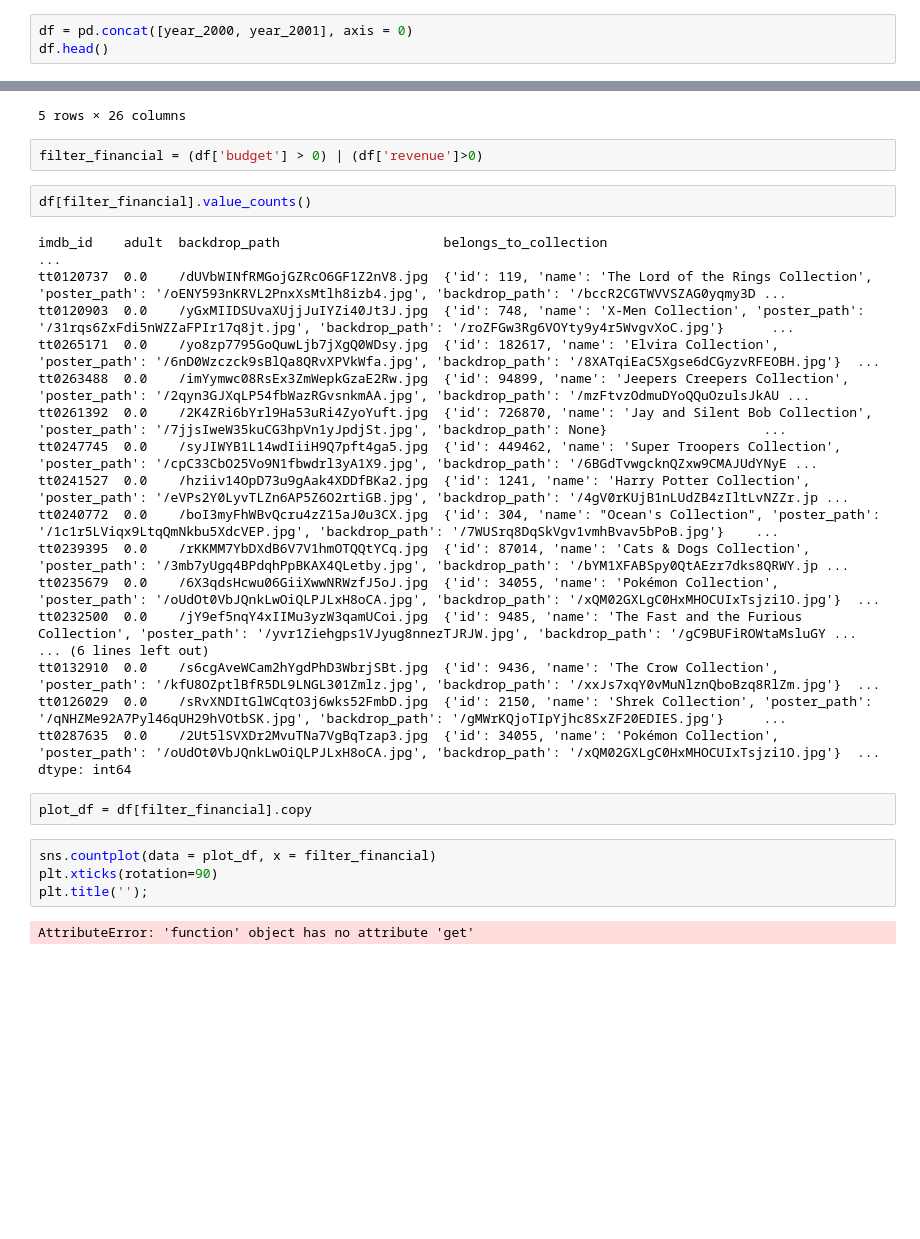
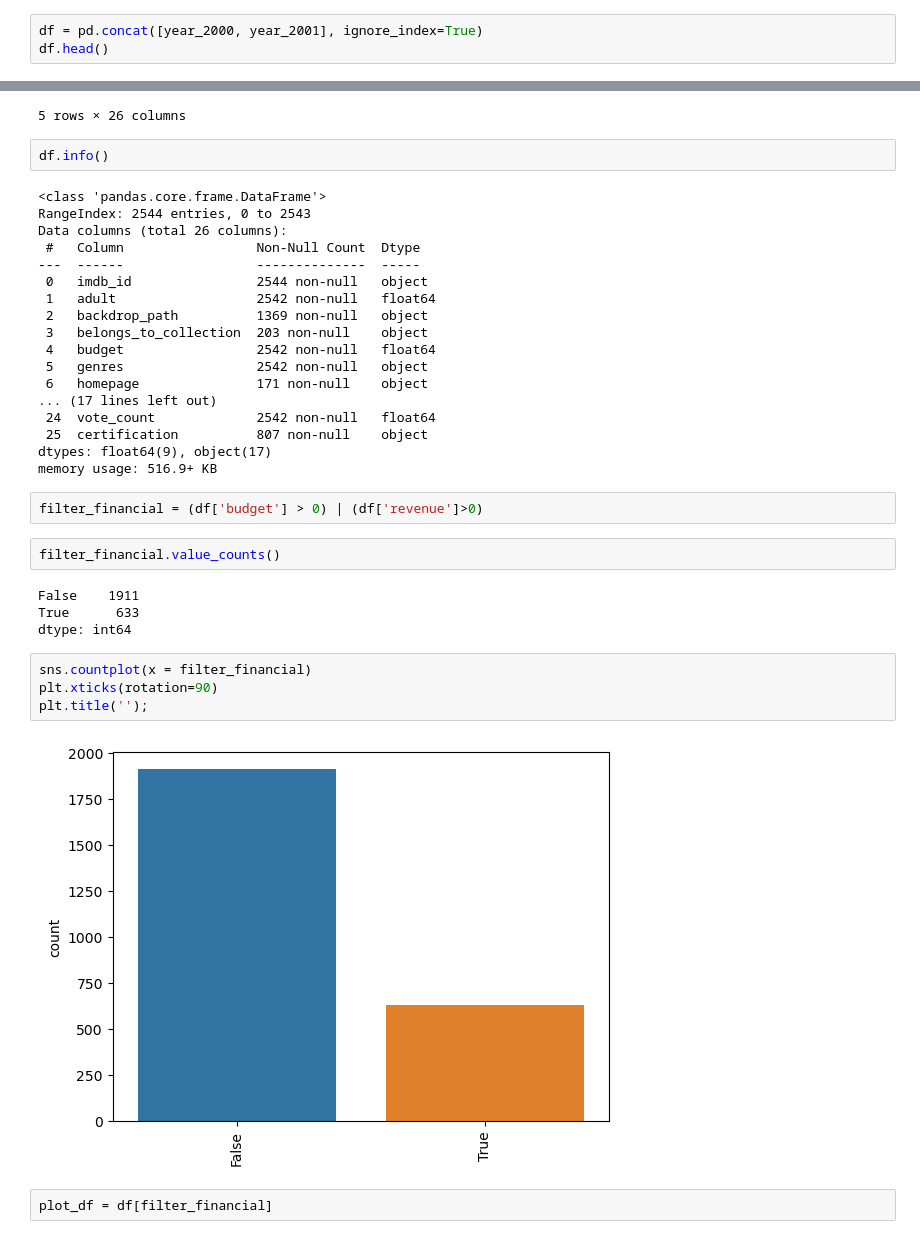
Before and after one commit to Beagan19/IMBD-movie-database, a Jupyter notebook: IMDB movie database pt. 2 EDA.ipynb, the cells around one changed output, grey strips where cells are left out. Saved outputs shown, nothing was run; the diff lists cells and outputs as text; blank space fills up the shorter version.

Commit message:
Completed graphs

```diff
--- a/IMDB movie database pt. 2 EDA.ipynb
+++ b/IMDB movie database pt. 2 EDA.ipynb
@@ -7,7 +7,7 @@ import matplotlib.pyplot as plt
 year_2000 = pd.read_csv('Data/final_tmdb_data_2000.csv.gz')
 year_2001 = pd.read_csv('Data/final_tmdb_data_2001.csv.gz')
 # %%
-df = pd.concat([year_2000, year_2001], axis = 0)
+df = pd.concat([year_2000, year_2001], ignore_index=True)
 df.head()
 # %% [output]
 |  | imdb_id | adult | backdrop_path | belongs_to_collection | budget | genres | homepage | id | ... |
@@ -17,36 +17,42 @@ df.head()
 | 3 | tt0116391 | 0.0 | NaN | NaN | 0.0 | [{'id': 18, 'name': 'Drama'}, {'i... | NaN | 442869.0 | ... |
 | 4 | tt0118694 | 0.0 | /n4GJFGzsc7NinI1VeGDXIcQjtU2.jpg | NaN | 150000.0 | [{'id': 18, 'name': 'Drama'}, {'i... | NaN | 843.0 | ... |
 5 rows × 26 columns
+# %%
+df.info()
+# %% [output]
+<class 'pandas.core.frame.DataFrame'>
+RangeIndex: 2544 entries, 0 to 2543
+Data columns (total 26 columns):
+ #   Column                 Non-Null Count  Dtype
+---  ------                 --------------  -----
+ 0   imdb_id                2544 non-null   object
+ 1   adult                  2542 non-null   float64
+ 2   backdrop_path          1369 non-null   object
+ 3   belongs_to_collection  203 non-null    object
+ 4   budget                 2542 non-null   float64
+ 5   genres                 2542 non-null   object
+ 6   homepage               171 non-null    object
+... (17 lines left out)
+ 24  vote_count             2542 non-null   float64
+ 25  certification          807 non-null    object
+dtypes: float64(9), object(17)
+memory usage: 516.9+ KB
 # %%
 filter_financial = (df['budget'] > 0) | (df['revenue']>0)
 # %%
-df[filter_financial].value_counts()
+filter_financial.value_counts()
 # %% [output]
-imdb_id    adult  backdrop_path                     belongs_to_collection                                                                                                                                ...
-tt0120737  0.0    /dUVbWINfRMGojGZRcO6GF1Z2nV8.jpg  {'id': 119, 'name': 'The Lord of the Rings Collection', 'poster_path': '/oENY593nKRVL2PnxXsMtlh8izb4.jpg', 'backdrop_path': '/bccR2CGTWVVSZAG0yqmy3D ...
-tt0120903  0.0    /yGxMIIDSUvaXUjjJuIYZi40Jt3J.jpg  {'id': 748, 'name': 'X-Men Collection', 'poster_path': '/31rqs6ZxFdi5nWZZaFPIr17q8jt.jpg', 'backdrop_path': '/roZFGw3Rg6VOYty9y4r5WvgvXoC.jpg'}      ...
-tt0265171  0.0    /yo8zp7795GoQuwLjb7jXgQ0WDsy.jpg  {'id': 182617, 'name': 'Elvira Collection', 'poster_path': '/6nD0Wzczck9sBlQa8QRvXPVkWfa.jpg', 'backdrop_path': '/8XATqiEaC5Xgse6dCGyzvRFEOBH.jpg'}  ...
-tt0263488  0.0    /imYymwc08RsEx3ZmWepkGzaE2Rw.jpg  {'id': 94899, 'name': 'Jeepers Creepers Collection', 'poster_path': '/2qyn3GJXqLP54fbWazRGvsnkmAA.jpg', 'backdrop_path': '/mzFtvzOdmuDYoQQuOzulsJkAU ...
-tt0261392  0.0    /2K4ZRi6bYrl9Ha53uRi4ZyoYuft.jpg  {'id': 726870, 'name': 'Jay and Silent Bob Collection', 'poster_path': '/7jjsIweW35kuCG3hpVn1yJpdjSt.jpg', 'backdrop_path': None}                    ...
-tt0247745  0.0    /syJIWYB1L14wdIiiH9Q7pft4ga5.jpg  {'id': 449462, 'name': 'Super Troopers Collection', 'poster_path': '/cpC33CbO25Vo9N1fbwdrl3yA1X9.jpg', 'backdrop_path': '/6BGdTvwgcknQZxw9CMAJUdYNyE ...
-tt0241527  0.0    /hziiv14OpD73u9gAak4XDDfBKa2.jpg  {'id': 1241, 'name': 'Harry Potter Collection', 'poster_path': '/eVPs2Y0LyvTLZn6AP5Z6O2rtiGB.jpg', 'backdrop_path': '/4gV0rKUjB1nLUdZB4zIltLvNZZr.jp ...
-tt0240772  0.0    /boI3myFhWBvQcru4zZ15aJ0u3CX.jpg  {'id': 304, 'name': "Ocean's Collection", 'poster_path': '/1c1r5LViqx9LtqQmNkbu5XdcVEP.jpg', 'backdrop_path': '/7WUSrq8DqSkVgv1vmhBvav5bPoB.jpg'}    ...
-tt0239395  0.0    /rKKMM7YbDXdB6V7V1hmOTQQtYCq.jpg  {'id': 87014, 'name': 'Cats & Dogs Collection', 'poster_path': '/3mb7yUgq4BPdqhPpBKAX4QLetby.jpg', 'backdrop_path': '/bYM1XFABSpy0QtAEzr7dks8QRWY.jp ...
-tt0235679  0.0    /6X3qdsHcwu06GiiXwwNRWzfJ5oJ.jpg  {'id': 34055, 'name': 'Pokémon Collection', 'poster_path': '/oUdOt0VbJQnkLwOiQLPJLxH8oCA.jpg', 'backdrop_path': '/xQM02GXLgC0HxMHOCUIxTsjzi1O.jpg'}  ...
-tt0232500  0.0    /jY9ef5nqY4xIIMu3yzW3qamUCoi.jpg  {'id': 9485, 'name': 'The Fast and the Furious Collection', 'poster_path': '/yvr1Ziehgps1VJyug8nnezTJRJW.jpg', 'backdrop_path': '/gC9BUFiROWtaMsluGY ...
-... (6 lines left out)
-tt0132910  0.0    /s6cgAveWCam2hYgdPhD3WbrjSBt.jpg  {'id': 9436, 'name': 'The Crow Collection', 'poster_path': '/kfU8OZptlBfR5DL9LNGL301Zmlz.jpg', 'backdrop_path': '/xxJs7xqY0vMuNlznQboBzq8RlZm.jpg'}  ...
-tt0126029  0.0    /sRvXNDItGlWCqtO3j6wks52FmbD.jpg  {'id': 2150, 'name': 'Shrek Collection', 'poster_path': '/qNHZMe92A7Pyl46qUH29hVOtbSK.jpg', 'backdrop_path': '/gMWrKQjoTIpYjhc8SxZF20EDIES.jpg'}     ...
-tt0287635  0.0    /2Ut5lSVXDr2MvuTNa7VgBqTzap3.jpg  {'id': 34055, 'name': 'Pokémon Collection', 'poster_path': '/oUdOt0VbJQnkLwOiQLPJLxH8oCA.jpg', 'backdrop_path': '/xQM02GXLgC0HxMHOCUIxTsjzi1O.jpg'}  ...
+False    1911
+True      633
 dtype: int64
-# %%
-plot_df = df[filter_financial].copy
 # %%
-sns.countplot(data = plot_df, x = filter_financial)
+sns.countplot(x = filter_financial)
 plt.xticks(rotation=90)
 plt.title('');
 # %% [output]
-AttributeError: 'function' object has no attribute 'get'
+[figure, added]
+# %%
+plot_df = df[filter_financial]
 # %%
 sns.countplot(data = plot_df, x = 'certification')
 plt.xticks(rotation=90)
```
Also changed, not shown: parts of 4 cells of this notebook, 1 other file.
